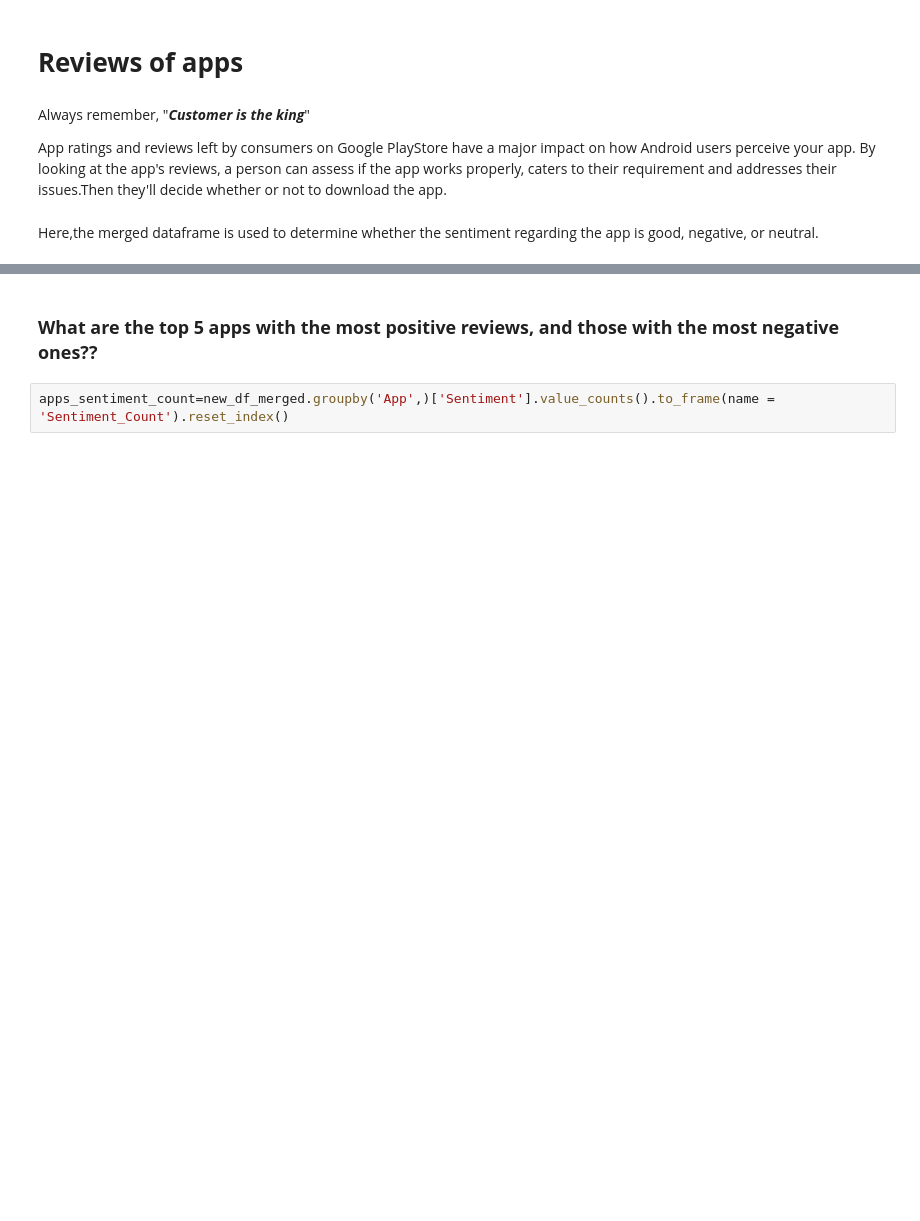
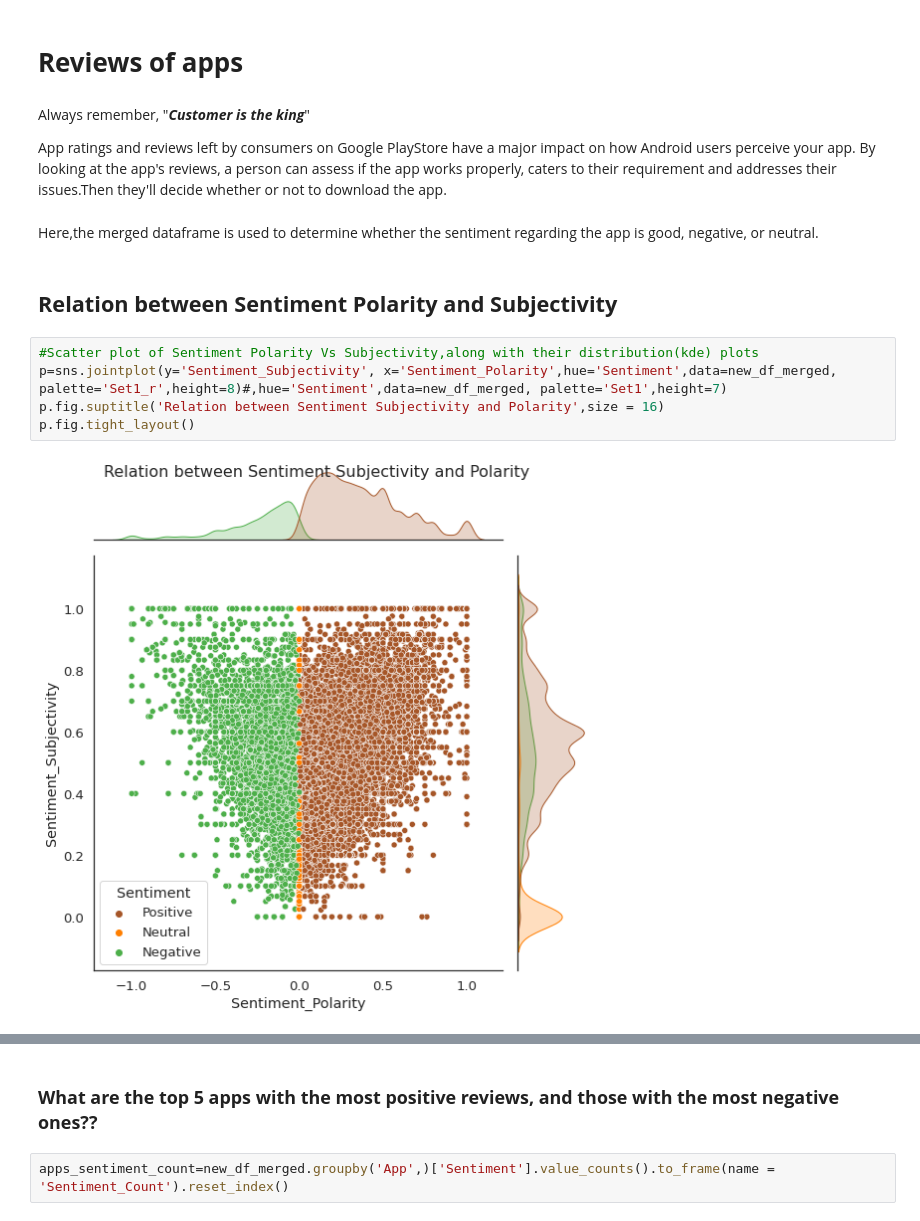
Before and after one commit to RadhikaRM/Playstore-Data-Analysis, a Jupyter notebook: PlayStore_EDA.ipynb, the cells around one changed output, grey strips where cells are left out. Drawn from its saved outputs; the diff is of its cells as text; blank space fills up the shorter version.

```diff
--- a/PlayStore_EDA.ipynb
+++ b/PlayStore_EDA.ipynb
@@ -1289,3 +1336,12 @@ Always remember, "***Customer is the king***"
 App ratings and  reviews left by consumers on Google PlayStore have a major impact on how Android users perceive your app. By looking at the app's reviews, a person can assess if the app works properly, caters to their requirement and addresses their issues.Then they'll decide whether or not to download the app.
 # %% [markdown]
 Here,the merged dataframe is used  to determine whether the sentiment regarding the app is good, negative, or neutral.
+# %% [markdown]
+## **Relation between Sentiment Polarity and Subjectivity**
+# %%
+#Scatter plot of Sentiment Polarity Vs Subjectivity,along with their distribution(kde) plots
+p=sns.jointplot(y='Sentiment_Subjectivity', x='Sentiment_Polarity',hue='Sentiment',data=new_df_merged, palette='Set1_r',height=8)#,hue='Sentiment',data=new_df_merged, palette='Set1',height=7)
+p.fig.suptitle('Relation between Sentiment Subjectivity and Polarity',size = 16)
+p.fig.tight_layout()
+# %% [output]
+[figure, added]
```
Also changed, not shown: parts of 21 cells of this notebook.
